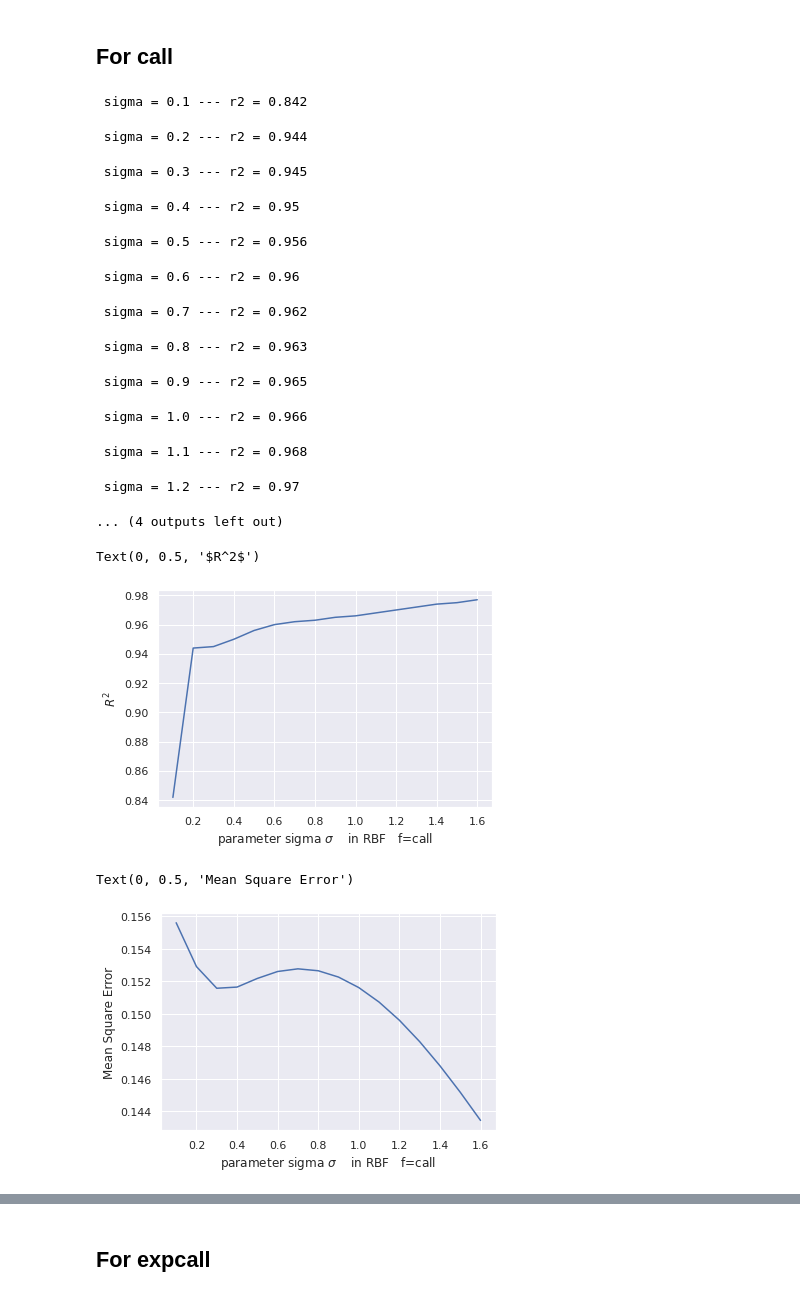
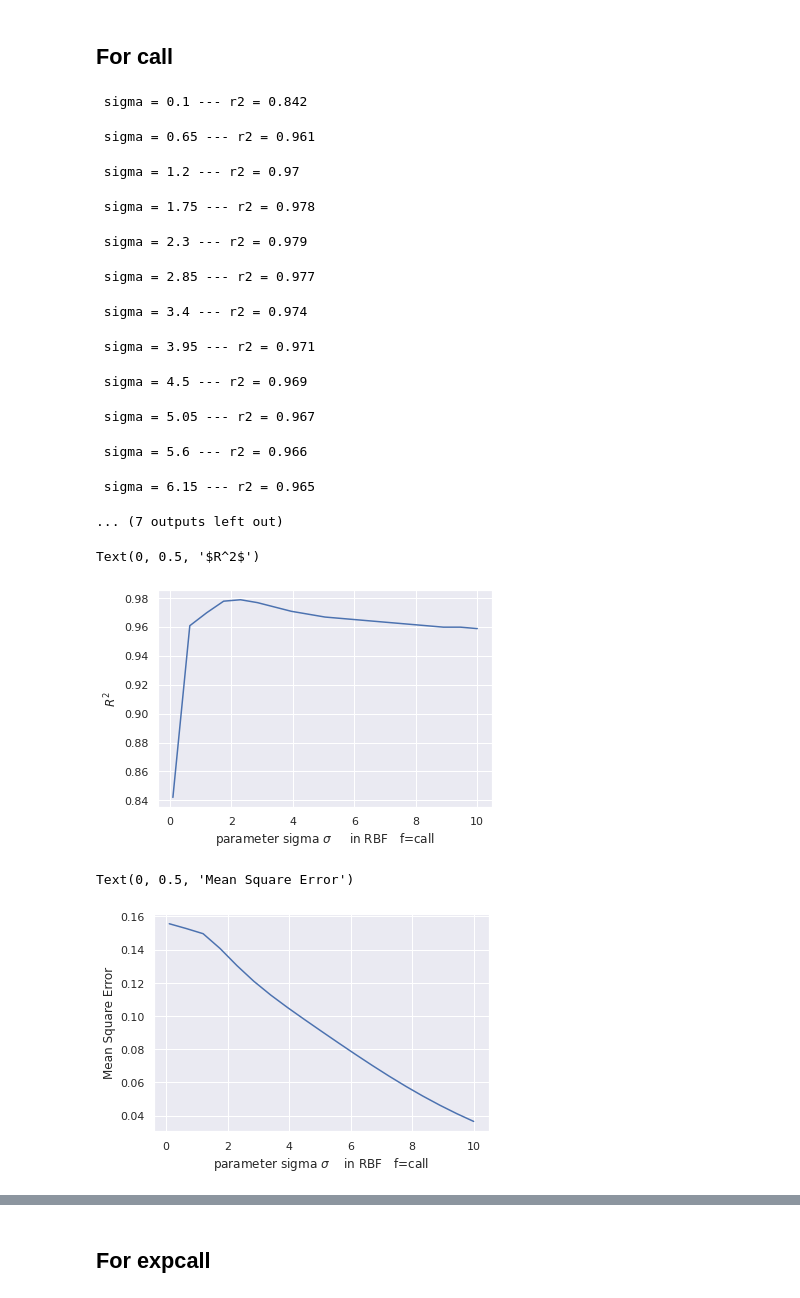
Before and after one commit to Shenyishenyi/Dissertation-Code-SY, a Jupyter notebook: Kersignature_class.ipynb, the cells around one changed output, grey strips where cells are left out. Saved outputs shown, nothing was run; the diff lists cells and outputs as text; code cells hidden in the pictures.

```diff
--- a/Kersignature_class.ipynb
+++ b/Kersignature_class.ipynb
@@ -300,7 +300,7 @@ def generateX(paths,path_A,path_B,t_grid,t_grid_A,t_grid_B,h,sigma):
   static_kernel = sigkernel.RBFKernel(sigma=sigma)
   signature_kernel = sigkernel.SigKernel(static_kernel, dyadic_order=1)
   X_sig=signature_kernel.compute_Gram(paths.to(device), path_A.to(device), sym=False)#30*60
-  X_sig_A=L01(X_sig,paths,path_A,t_grid,t_grid_A,h_A,sigma,eps)#30*60
+  X_sig_A=L01(X_sig,paths,path_A,t_grid,t_grid_A,h,sigma,eps)#30*60
   X_sig_B=signature_kernel.compute_Gram(paths.to(device), path_B.to(device), sym=False)#30*60
   X = torch.cat([X_sig_A, X_sig_B], dim=1)#30*120
   return X
@@ -462,7 +486,7 @@ paths=paths.double()
 
 y=generateY(f,m_A,m_B,path_B,strike,nu)
 G=generateG(path_A,path_B,t_grid_A,t_grid_B,sigma,h_A)
-x=generateX(paths,path_A,path_B,t_grid,t_grid_A,t_grid_B,h,sigma)
+x=generateX(paths,path_A,path_B,t_grid,t_grid_A,t_grid_B,h_A,sigma)
 G_inv = torch.cholesky_inverse(G)
 
 x=x.double()
@@ -977,11 +1586,35 @@ Text(0, 0.5, 'Mean Square Error')
 ## For call
 # %%
 f='call'
-sigma_list=np.linspace(0.1,1.6,16)
-error_h=np.zeros((len(sigma_list)))
-R2_h=np.zeros((len(sigma_list)))
+sigma_list=np.linspace(0.1,10,19)
+error_sigma=np.zeros((len(sigma_list)))
+R2_sigma=np.zeros((len(sigma_list)))
+cov_sigma=np.zeros((len(sigma_list)))
 for i in range (len(sigma_list)):
+  m_A=30
+  m_B=m_A
+  H=0.1
+  l=m_A
+  T=1
+  #sigma=1
   sigma=sigma_list[i]
+  scale=1e-2
+
+  #payoff
+  #f='id'
+  nu=1.
+  strike=0.1
+
+  m=m_A
+  time_indices = [(i,t_i) for i,t_i in zip(np.arange(l), np.linspace(0,T,l))]
+  np.random.seed(1)
+  time_indices_ = random.sample(time_indices, m) #generate random m groups
+  t_grid = [t for _,t in time_indices_]
+  t_grid.sort()
+  t_grid = torch.tensor(t_grid)
+
+  t_grid_A=np.linspace(0,T,l)
+  t_grid_B=T*np.ones((m_B))
 
   a=KernelPathHeat(m_A,m_B,l,H,T,sigma,scale,f,nu,strike,m)
   h_A=scale*a.h_path(t_grid_A)
@@ -1013,6 +1646,10 @@ for i in range (len(sigma_list)):
   pred=pred.reshape(1,-1)
   pred=pred[0,:]
 
+  X1=generateX1(path_A,paths,path_B,t_grid_A,t_grid,t_grid_B,h_A,sigma)
+  K1=generateK(paths,t_grid,sigma)
+  cov=K1-torch.matmul(x.to(device), torch.matmul(G_inv.to(device), X1.to(device)))
+
   final_r2 = 0.
   temp_r2 = r2(sol_true,pred)
   print(f' sigma = {np.round(sigma,2)} ---', f'r2 = {np.round(temp_r2,3)}')
@@ -1020,33 +1657,34 @@ for i in range (len(sigma_list)):
       final_r2 = temp_r2
       sol_pred = pred
   #sol_true.cpu().numpy()
-  error_h[i]=np.sum((sol_pred-sol_true.cpu().numpy())**2)/m
-  R2_h[i]=np.round(final_r2,3)
+  error_sigma[i]=np.sum((sol_pred-sol_true.cpu().numpy())**2)/m
+  R2_sigma[i]=np.round(final_r2,3)
+  cov_sigma[i]=np.trace(cov)/m_A
 # %% [output]
  sigma = 0.1 --- r2 = 0.842
- sigma = 0.2 --- r2 = 0.944
+ sigma = 0.65 --- r2 = 0.961
- sigma = 0.3 --- r2 = 0.945
+ sigma = 1.2 --- r2 = 0.97
- sigma = 0.4 --- r2 = 0.95
+ sigma = 1.75 --- r2 = 0.978
- sigma = 0.5 --- r2 = 0.956
+ sigma = 2.3 --- r2 = 0.979
- sigma = 0.6 --- r2 = 0.96
+ sigma = 2.85 --- r2 = 0.977
- sigma = 0.7 --- r2 = 0.962
+ sigma = 3.4 --- r2 = 0.974
- sigma = 0.8 --- r2 = 0.963
+ sigma = 3.95 --- r2 = 0.971
- sigma = 0.9 --- r2 = 0.965
+ sigma = 4.5 --- r2 = 0.969
- sigma = 1.0 --- r2 = 0.966
+ sigma = 5.05 --- r2 = 0.967
- sigma = 1.1 --- r2 = 0.968
+ sigma = 5.6 --- r2 = 0.966
- sigma = 1.2 --- r2 = 0.97
+ sigma = 6.15 --- r2 = 0.965
-... (4 outputs left out)
+... (7 outputs left out)
 # %%
-plt.plot(sigma_list,R2_h)
-plt.xlabel(f'parameter sigma ' '$\\sigma \quad $ ' 'in RBF' '$\quad$' f'f={f}')
+plt.plot(sigma_list,R2_sigma)
+plt.xlabel(f'parameter sigma ' '$\\sigma \quad $ ' ' in RBF' '$\quad$' f'f={f}')
 plt.ylabel(f'$R^2$' )
 # %% [output]
 Text(0, 0.5, '$R^2$')
-[figure, old version]
+[figure, new version]
 # %%
-plt.plot(sigma_list,error_h)
+plt.plot(sigma_list,error_sigma)
 plt.xlabel(f'parameter sigma ' '$\\sigma \quad $ ' 'in RBF' '$\quad$' f'f={f}')
 plt.ylabel(f'Mean Square Error' )
 # %% [output]
 Text(0, 0.5, 'Mean Square Error')
-[figure, old version]
+[figure, new version]
```
Also changed, not shown: parts of 86 cells of this notebook, 1 other file.
